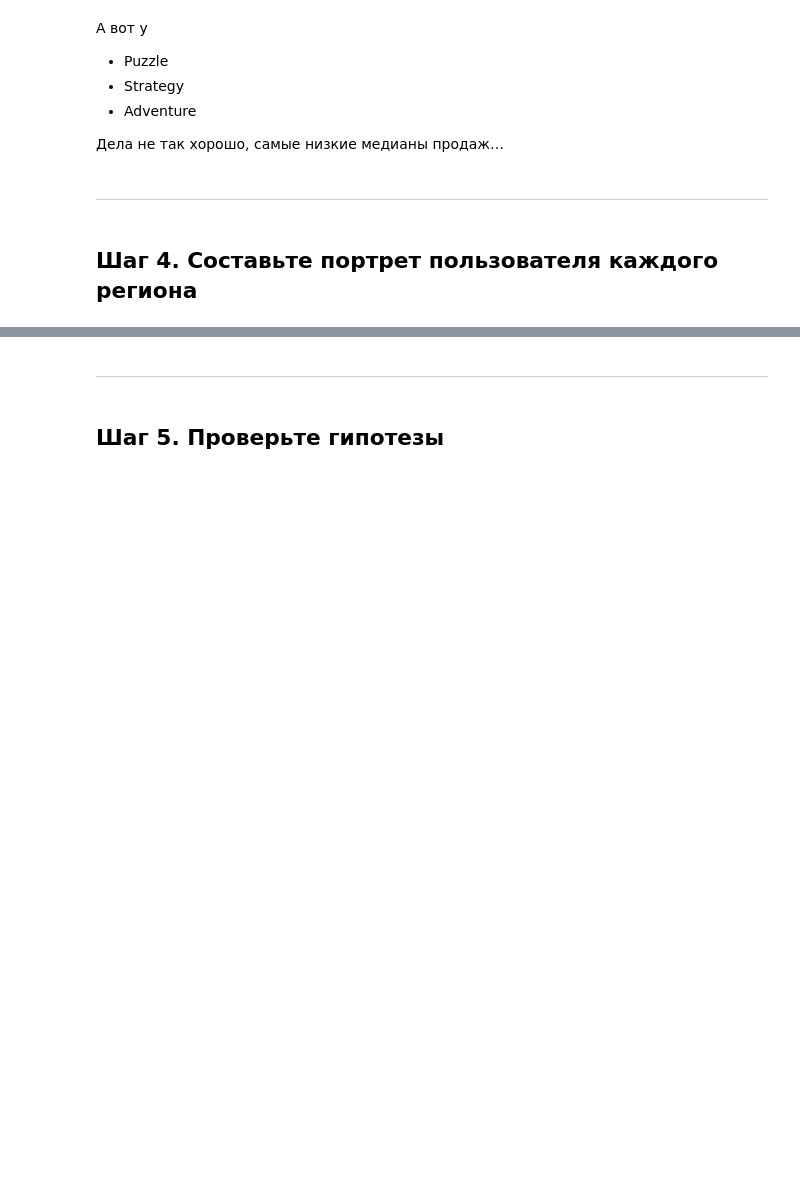
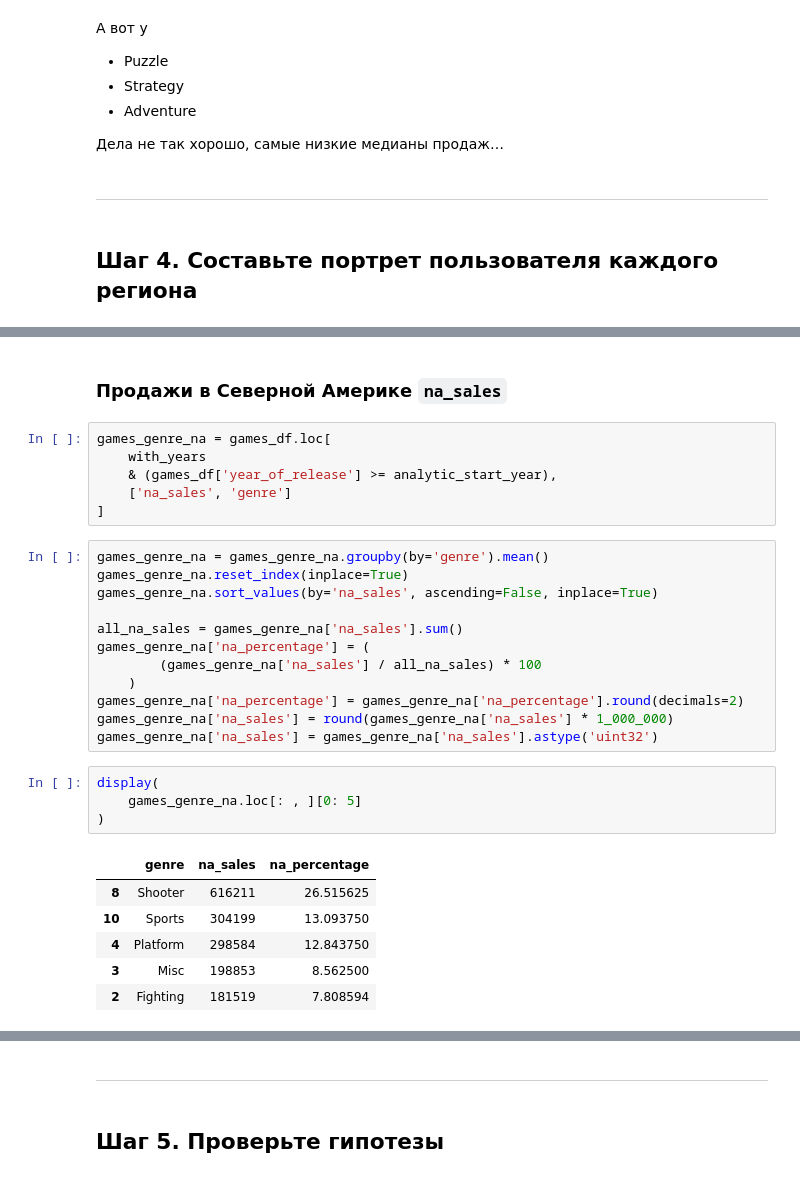
Before and after one commit to zabelin-ds/practicum, a Jupyter notebook: 05_project/gather_00.ipynb, the cells around one changed output, grey strips where cells are left out. Cells and saved outputs as stored; diff of their text form; blank space fills up the shorter version.

```diff
--- a/05_project/gather_00.ipynb
+++ b/05_project/gather_00.ipynb
@@ -1134,0 +1154,31 @@ sns.heatmap(
+# %% [markdown]
+### Продажи в Северной Америке `na_sales`
+# %%
+games_genre_na = games_df.loc[
+    with_years
+    & (games_df['year_of_release'] >= analytic_start_year),
+    ['na_sales', 'genre']
+]
+# %%
+games_genre_na = games_genre_na.groupby(by='genre').mean()
+games_genre_na.reset_index(inplace=True)
+games_genre_na.sort_values(by='na_sales', ascending=False, inplace=True)
+
+all_na_sales = games_genre_na['na_sales'].sum()
+games_genre_na['na_percentage'] = (
+        (games_genre_na['na_sales'] / all_na_sales) * 100
+    )
+games_genre_na['na_percentage'] = games_genre_na['na_percentage'].round(decimals=2)
+games_genre_na['na_sales'] = round(games_genre_na['na_sales'] * 1_000_000)
+games_genre_na['na_sales'] = games_genre_na['na_sales'].astype('uint32')
+# %%
+display(
+    games_genre_na.loc[: , ][0: 5]
+)
+# %% [output]
+|  | genre | na_sales | na_percentage |
+| 8 | Shooter | 616211 | 26.515625 |
+| 10 | Sports | 304199 | 13.093750 |
+| 4 | Platform | 298584 | 12.843750 |
+| 3 | Misc | 198853 | 8.562500 |
+| 2 | Fighting | 181519 | 7.808594 |
```
Also changed, not shown: parts of 25 cells of this notebook.
